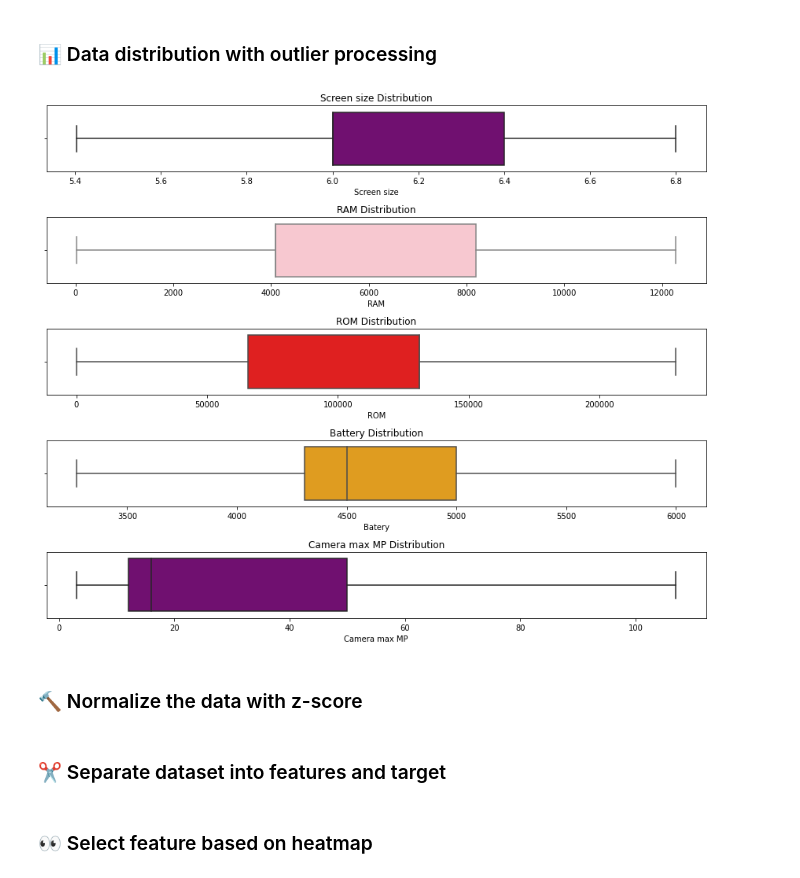
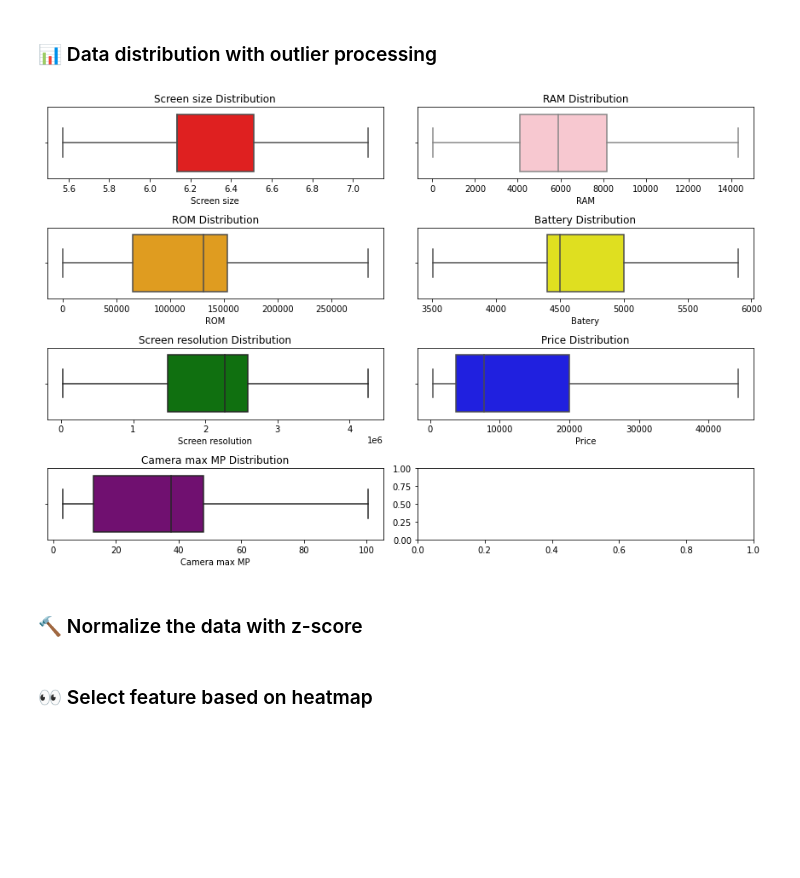
Before and after one commit to bongudth/mobile-price-prediction, a Jupyter notebook: feature_engineering.ipynb, the cells around one changed output. Saved outputs shown, nothing was run; the diff lists cells and outputs as text; code cells hidden in the pictures; blank space fills up the shorter version.

```diff
--- a/feature_engineering.ipynb
+++ b/feature_engineering.ipynb
@@ -135,8 +137,10 @@ def outliers_iqr(column):
   return data_train[column]
 
 data_train['Screen size'] = outliers_iqr('Screen size')
+data_train['RAM'] = outliers_iqr('RAM')
 data_train['ROM'] = outliers_iqr('ROM')
 data_train['Batery'] = outliers_iqr('Batery')
+data_train['Screen resolution'] = outliers_iqr('Screen resolution')
 data_train['Price'] = outliers_iqr('Price')
 data_train['Camera max MP'] = outliers_iqr('Camera max MP')
 # %% [markdown]
@@ -144,32 +148,40 @@ data_train['Camera max MP'] = outliers_iqr('Camera max MP')
 # %%
 import matplotlib.pyplot as plt
 import seaborn as sns
 
-fig, ax = plt.subplots(5, 1, figsize=(12,10))
+fig, ax = plt.subplots(4, 2, figsize=(12,8))
 
-ax1 = plt.subplot(511)
-ax1 = sns.boxplot(data=data_train, x='Screen size', color='purple')
+ax1 = plt.subplot(421)
+ax1 = sns.boxplot(data=data_train, x='Screen size', color='red')
 ax1.set_title("Screen size Distribution")
 
-ax2 = plt.subplot(512)
+ax2 = plt.subplot(422)
 ax2 = sns.boxplot(data=data_train, x='RAM', color='pink')
 ax2.set_title("RAM Distribution")
 
-ax3 = plt.subplot(513)
-ax3 = sns.boxplot(data=data_train, x='ROM', color='red')
+ax3 = plt.subplot(423)
+ax3 = sns.boxplot(data=data_train, x='ROM', color='orange')
 ax3.set_title("ROM Distribution")
 
-ax4 = plt.subplot(514)
-ax4 = sns.boxplot(data=data_train, x='Batery', color='orange')
+ax4 = plt.subplot(424)
+ax4 = sns.boxplot(data=data_train, x='Batery', color='yellow')
 ax4.set_title("Battery Distribution")
 
-ax8 = plt.subplot(515)
-ax8 = sns.boxplot(data=data_train, x='Camera max MP', color='purple')
-ax8.set_title("Camera max MP Distribution")
+ax5 = plt.subplot(425)
+ax5 = sns.boxplot(data=data_train, x='Screen resolution', color='green')
+ax5.set_title("Screen resolution Distribution")
+
+ax6 = plt.subplot(426)
+ax6 = sns.boxplot(data=data_train, x='Price', color='blue')
+ax6.set_title("Price Distribution")
+
+ax7 = plt.subplot(427)
+ax7 = sns.boxplot(data=data_train, x='Camera max MP', color='purple')
+ax7.set_title("Camera max MP Distribution")
 
 plt.tight_layout()
 # %% [output]
-[figure, old version]
+[figure, new version]
 # %% [markdown]
 ### 🔨 Normalize the data with z-score
 # %%
@@ -181,5 +193,3 @@ vars_normalizing = ['Screen size', 'RAM', 'ROM', 'Batery', 'Price', 'Mobile netw
 
 data_train[vars_normalizing] = scaler.fit_transform(data_train[vars_normalizing])
 data_test[vars_normalizing] = scaler.transform(data_test[vars_normalizing])
-# %% [markdown]
-### ✂️ Separate dataset into features and target
```
Also changed, not shown: parts of 8 cells of this notebook, 4 other files.
